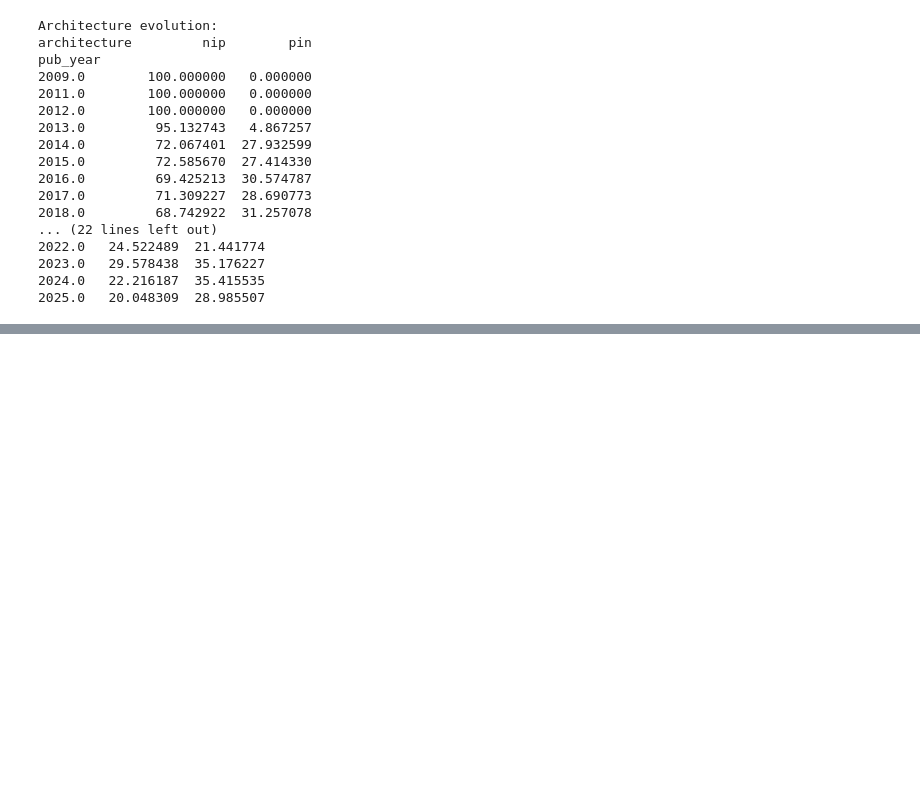
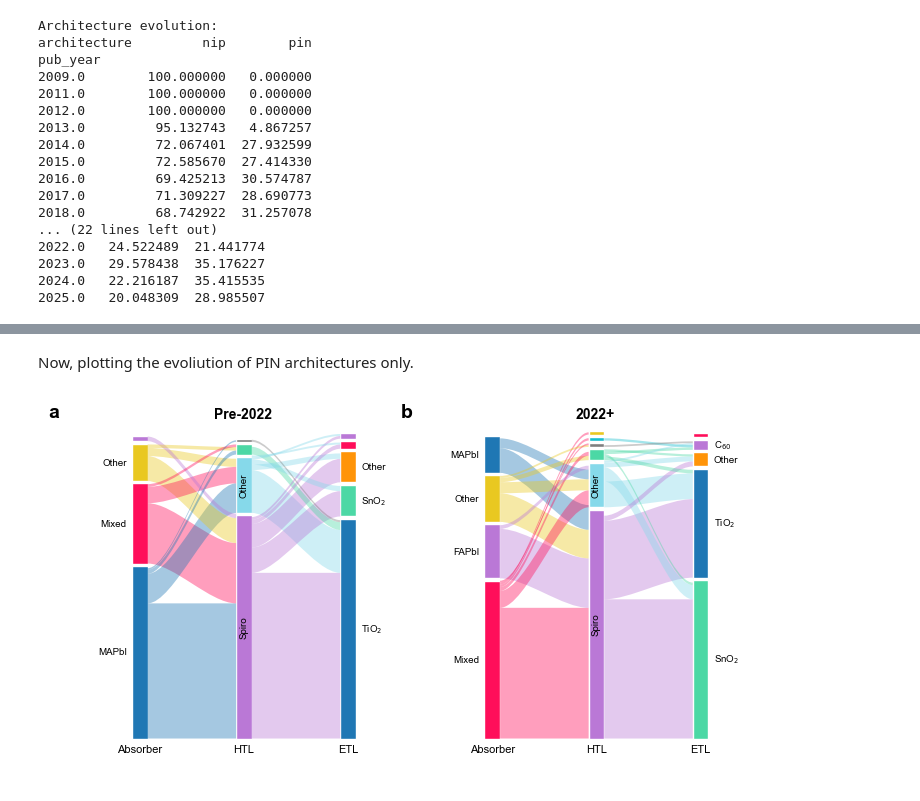
Before and after one commit to FAIRmat-NFDI/nomad-perovskite-solar-cells-database, a Jupyter notebook: src/perovskite_solar_cell_database/example_uploads/perla_notebooks/architecture-evolution.ipynb, the cells around one changed output, grey strips where cells are left out. Drawn from its saved outputs; the diff is of its cells as text; code cells hidden in the pictures; blank space fills up the shorter version.

```diff
--- a/src/perovskite_solar_cell_database/example_uploads/perla_notebooks/architecture-evolution.ipynb
+++ b/src/perovskite_solar_cell_database/example_uploads/perla_notebooks/architecture-evolution.ipynb
@@ -193,7 +222,7 @@ def get_global_color_mapping(*flow_pairs):
     COLOR_PALETTES = {
         'absorber': ['#1f77b4', '#ff0e5a', '#e9c821', '#ba78d6', '#4cd8a5', '#ff9408'],
         'htl': ['#ba78d6', '#86d9ea', '#4cd8a5', '#7f7f7f', '#e9c821', '#17becf'],
-        'etl': ['#1f77b4', '#4cd8a5', '#ff9408', '#ff0e5a', '#ba78d6', '#86d9ea']
+        'etl': ['#1f77b4', '#4cd8a5', '#ff9408', '#ff0e5a', '#ba78d6', '#86d9ea'],
     }
 
     # Aggregate counts across all datasets
@@ -216,12 +245,18 @@ def get_global_color_mapping(*flow_pairs):
     etl_labels = sorted(etl_counts.keys(), key=etl_counts.get, reverse=True)
 
     # Create consistent color mappings
-    abs_colors = {label: COLOR_PALETTES['absorber'][i % len(COLOR_PALETTES['absorber'])]
-                  for i, label in enumerate(abs_labels)}
-    htl_colors = {label: COLOR_PALETTES['htl'][i % len(COLOR_PALETTES['htl'])]
-                  for i, label in enumerate(htl_labels)}
-    etl_colors = {label: COLOR_PALETTES['etl'][i % len(COLOR_PALETTES['etl'])]
-                  for i, label in enumerate(etl_labels)}
+    abs_colors = {
+        label: COLOR_PALETTES['absorber'][i % len(COLOR_PALETTES['absorber'])]
+        for i, label in enumerate(abs_labels)
+    }
+    htl_colors = {
+        label: COLOR_PALETTES['htl'][i % len(COLOR_PALETTES['htl'])]
+        for i, label in enumerate(htl_labels)
+    }
+    etl_colors = {
+        label: COLOR_PALETTES['etl'][i % len(COLOR_PALETTES['etl'])]
+        for i, label in enumerate(etl_labels)
+    }
 
     return abs_colors, htl_colors, etl_colors
 # %%
@@ -542,0 +737,37 @@ This figure includes Axes that are not compatible with tight_layout, so results
+# %% [markdown]
+Now, plotting the evoliution of PIN architectures only.
+# %%
+# Create consistent color mapping across both periods
+abs_colors, htl_colors, etl_colors = get_global_color_mapping(
+    (pre_abs_htl_nip, pre_htl_etl_nip), (post_abs_htl_nip, post_htl_etl_nip)
+)
+
+# Create 1x2 figure with just the alluvial plots (panels a, b)
+fig, (ax1, ax2) = plt.subplots(1, 2, figsize=(7.2, 4))
+
+# Draw alluvial diagrams (panels a, b)
+draw_three_layer_alluvial(
+    ax1,
+    pre_abs_htl_nip,
+    pre_htl_etl_nip,
+    abs_colors,
+    htl_colors,
+    etl_colors,
+    title='Pre-2022',
+    panel_label='a',
+)
+draw_three_layer_alluvial(
+    ax2,
+    post_abs_htl_nip,
+    post_htl_etl_nip,
+    abs_colors,
+    htl_colors,
+    etl_colors,
+    title='2022+',
+    panel_label='b',
+)
+
+fig.tight_layout()
+fig.savefig('perovskite_solar_cell_evolution_figure_nip.pdf')
+# %% [output]
+[figure, added]
```
Also changed, not shown: parts of 9 cells of this notebook, 7 other files.
